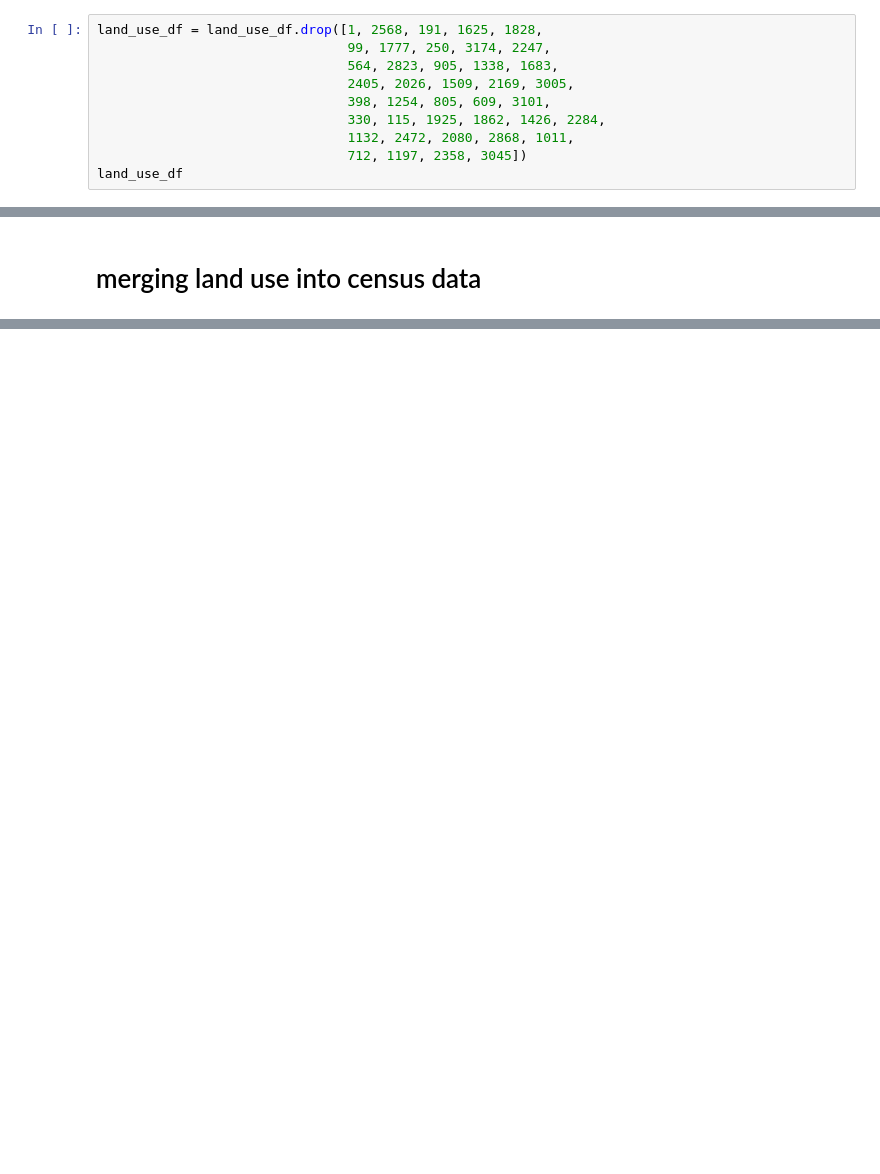
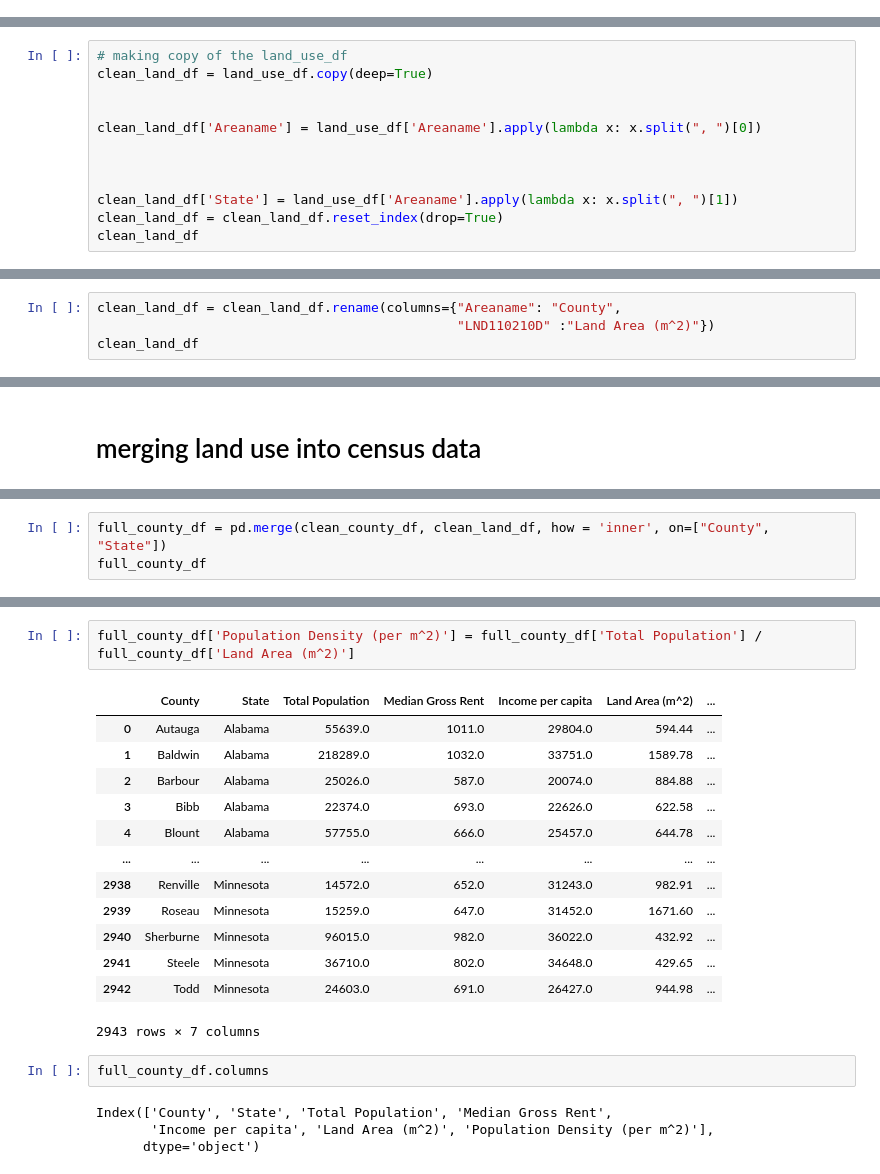
Before and after one commit to Morgen-Henry/Project-1, a Jupyter notebook: censusWrapperPractice.ipynb, the cells around one changed output, grey strips where cells are left out. Saved outputs shown, nothing was run; the diff lists cells and outputs as text; blank space fills up the shorter version.

Commit message:
finished merging census and land data. Next merge task is to merge in Gina's data

```diff
--- a/censusWrapperPractice.ipynb
+++ b/censusWrapperPractice.ipynb
@@ -330,10 +377,0 @@ land_use_df[land_use_df['Areaname']=='DELAWARE']
-# %%
-land_use_df = land_use_df.drop([1, 2568, 191, 1625, 1828,
-                                99, 1777, 250, 3174, 2247,
-                                564, 2823, 905, 1338, 1683,
-                                2405, 2026, 1509, 2169, 3005,
-                                398, 1254, 805, 609, 3101,
-                                330, 115, 1925, 1862, 1426, 2284,
-                                1132, 2472, 2080, 2868, 1011,
-                                712, 1197, 2358, 3045])
-land_use_df
@@ -355,0 +378,12 @@ land_use_df
+# %%
+# making copy of the land_use_df
+clean_land_df = land_use_df.copy(deep=True)
+
+
+clean_land_df['Areaname'] = land_use_df['Areaname'].apply(lambda x: x.split(", ")[0])
+
+
+
+clean_land_df['State'] = land_use_df['Areaname'].apply(lambda x: x.split(", ")[1])
+clean_land_df = clean_land_df.reset_index(drop=True)
+clean_land_df
@@ -359,0 +569,4 @@ land_use_df
+# %%
+clean_land_df = clean_land_df.rename(columns={"Areaname": "County",
+                                              "LND110210D" :"Land Area (m^2)"})
+clean_land_df
@@ -363,0 +589,3 @@ county_df = pd.merge(county_df, land_use_df, how = 'left', on='')
+# %%
+full_county_df = pd.merge(clean_county_df, clean_land_df, how = 'inner', on=["County", "State"])
+full_county_df
@@ -363,0 +606,22 @@ county_df = pd.merge(county_df, land_use_df, how = 'left', on='')
+# %%
+full_county_df['Population Density (per m^2)'] = full_county_df['Total Population'] / full_county_df['Land Area (m^2)']
+# %% [output]
+|  | County | State | Total Population | Median Gross Rent | Income per capita | Land Area (m^2) | ... |
+| 0 | Autauga | Alabama | 55639.0 | 1011.0 | 29804.0 | 594.44 | ... |
+| 1 | Baldwin | Alabama | 218289.0 | 1032.0 | 33751.0 | 1589.78 | ... |
+| 2 | Barbour | Alabama | 25026.0 | 587.0 | 20074.0 | 884.88 | ... |
+| 3 | Bibb | Alabama | 22374.0 | 693.0 | 22626.0 | 622.58 | ... |
+| 4 | Blount | Alabama | 57755.0 | 666.0 | 25457.0 | 644.78 | ... |
+| ... | ... | ... | ... | ... | ... | ... | ... |
+| 2938 | Renville | Minnesota | 14572.0 | 652.0 | 31243.0 | 982.91 | ... |
+| 2939 | Roseau | Minnesota | 15259.0 | 647.0 | 31452.0 | 1671.60 | ... |
+| 2940 | Sherburne | Minnesota | 96015.0 | 982.0 | 36022.0 | 432.92 | ... |
+| 2941 | Steele | Minnesota | 36710.0 | 802.0 | 34648.0 | 429.65 | ... |
+| 2942 | Todd | Minnesota | 24603.0 | 691.0 | 26427.0 | 944.98 | ... |
+2943 rows × 7 columns
+# %%
+full_county_df.columns
+# %% [output]
+Index(['County', 'State', 'Total Population', 'Median Gross Rent',
+       'Income per capita', 'Land Area (m^2)', 'Population Density (per m^2)'],
+      dtype='object')
```
Also changed, not shown: parts of 29 cells of this notebook.
